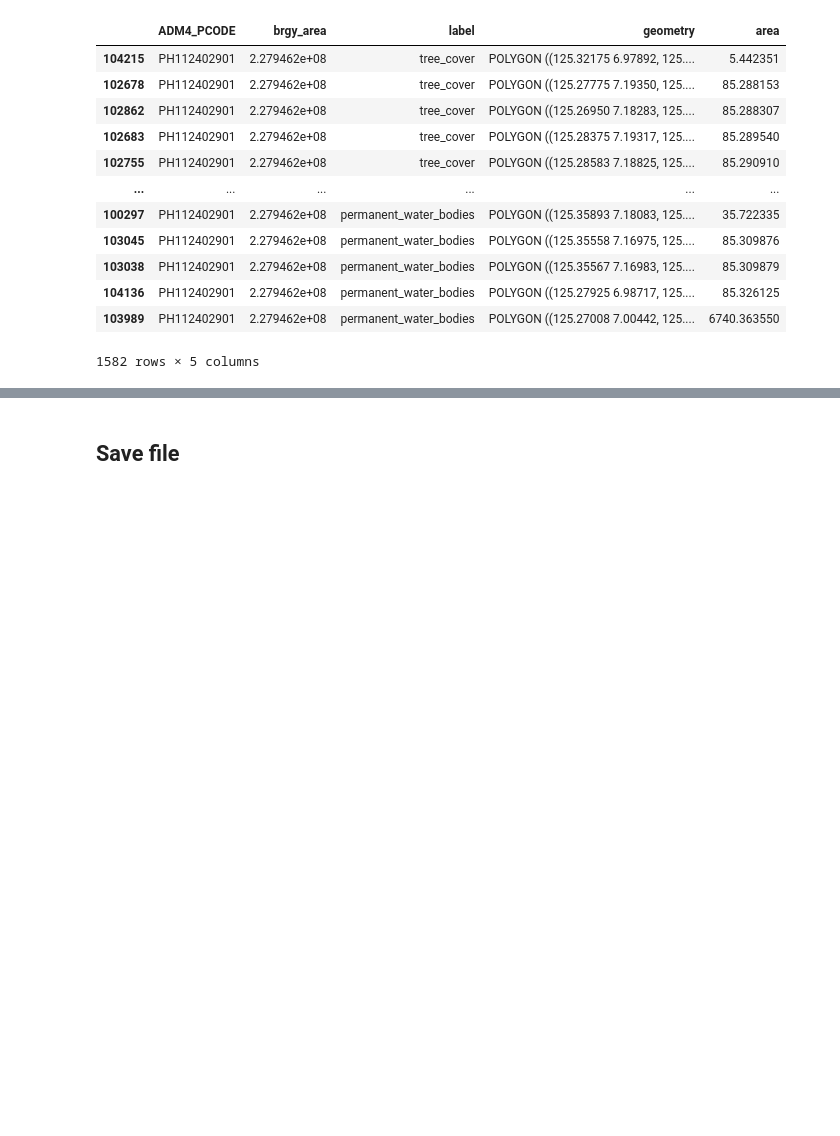
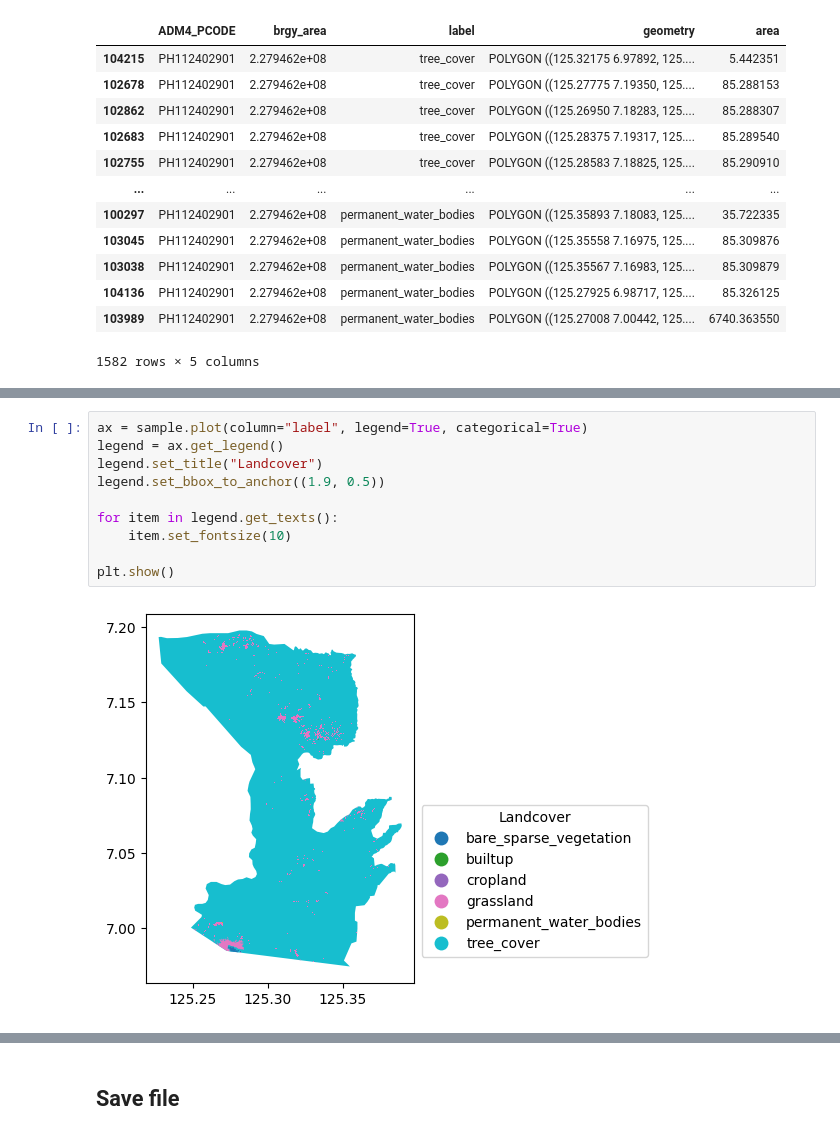
Before and after one commit to thinkingmachines/project-cchain, a Jupyter notebook: notebooks/tm/landcover/01-extract-landcover-features.ipynb, the cells around one changed output, grey strips where cells are left out. Drawn from its saved outputs; the diff is of its cells as text; blank space fills up the shorter version.

Commit message:
Fix number formatting and visualize sample landcover

```diff
--- a/notebooks/tm/landcover/01-extract-landcover-features.ipynb
+++ b/notebooks/tm/landcover/01-extract-landcover-features.ipynb
@@ -286,3 +275,15 @@ sample.explore(m=m, column="label")
+# %%
+ax = sample.plot(column="label", legend=True, categorical=True)
+legend = ax.get_legend()
+legend.set_title("Landcover")
+legend.set_bbox_to_anchor((1.9, 0.5))
+
+for item in legend.get_texts():
+    item.set_fontsize(10)
+
+plt.show()
+# %% [output]
+[figure, added]
 # %%
 sample_df = result.copy()
 sample_df = sample_df[sample_df["ADM4_PCODE"] == "PH112402901"]
```
Also changed, not shown: parts of 8 cells of this notebook.
